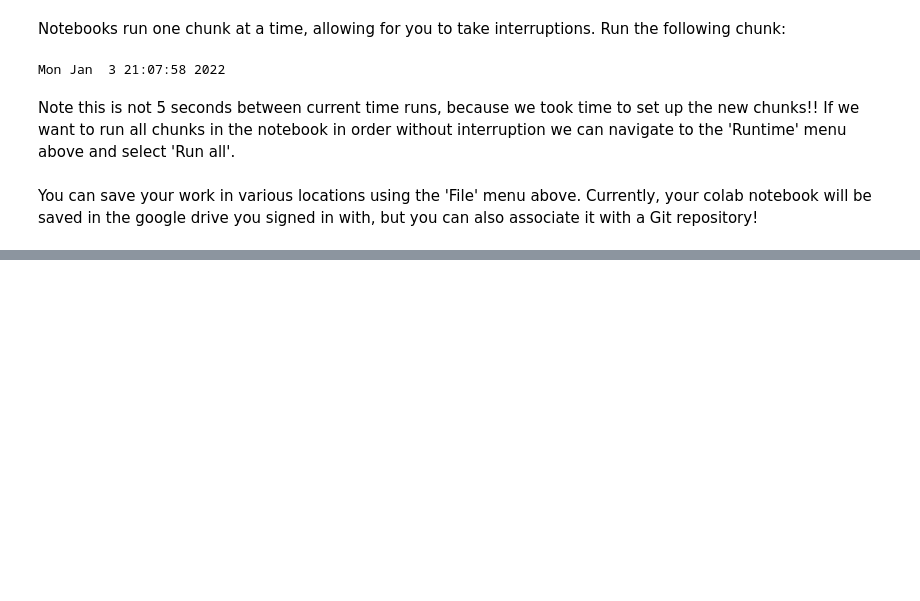
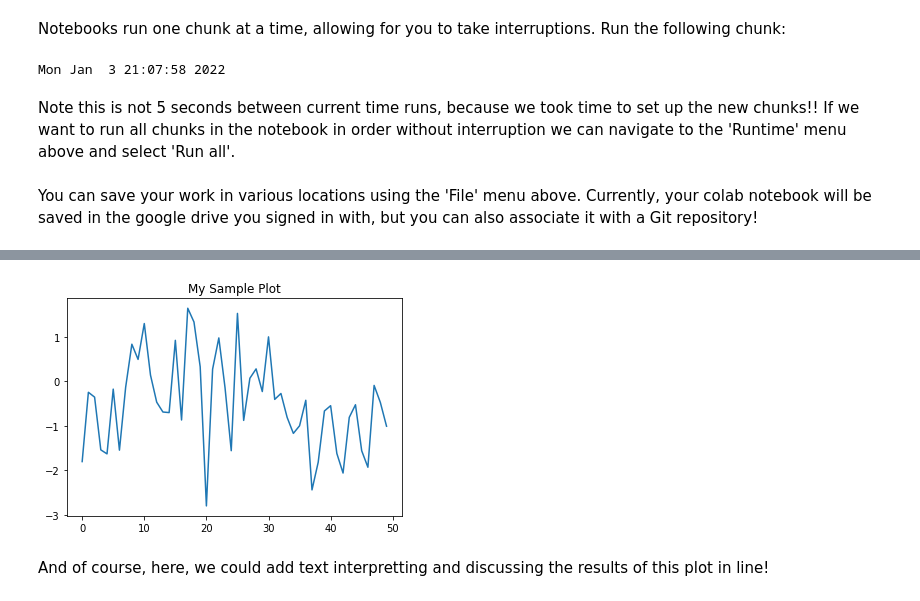
Before and after one commit to CarlyBobak/PSB2022Example, a Jupyter notebook: PSB2022Notebook.ipynb, the cells around one changed output, grey strips where cells are left out. Saved outputs shown, nothing was run; the diff lists cells and outputs as text; code cells hidden in the pictures; blank space fills up the shorter version.

```diff
--- a/PSB2022Notebook.ipynb
+++ b/PSB2022Notebook.ipynb
@@ -53,0 +204,14 @@ You can save your work in various locations using the 'File' menu above. Current
+# %%
+import numpy as np
+import matplotlib.pyplot as plt
+
+y = np.random.randn(50)
+x = [x for x in range(len(y))]
+
+plt.plot(x,y)
+plt.title("My Sample Plot")
+plt.show()
+# %% [output]
+[figure, added]
+# %% [markdown]
+And of course, here, we could add text interpretting and discussing the results of this plot in line!
```
Also changed, not shown: parts of 32 cells of this notebook.
